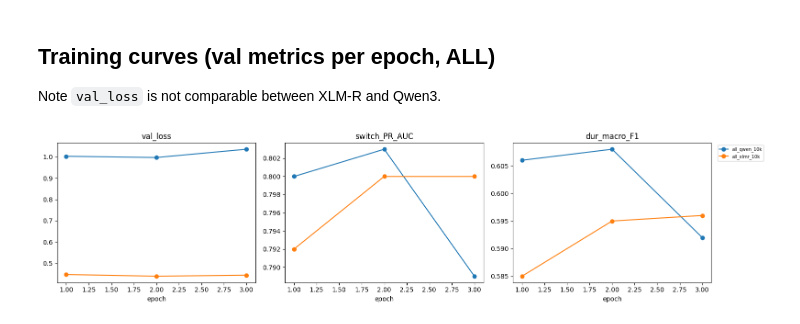
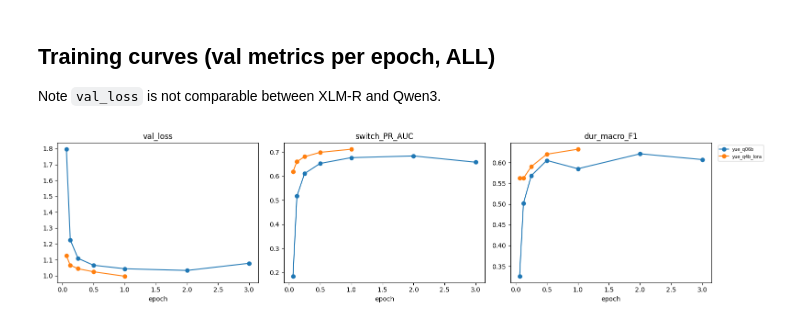
Before and after one commit to wanderingcorn/codeswitch, a Jupyter notebook: compare.ipynb, the cells around one changed output. Drawn from its saved outputs; the diff is of its cells as text; code cells hidden in the pictures.

Commit message:
QWEN3-4B + LoRA; GRAD_CKPT switch; More eval checkpoints.

```diff
--- a/compare.ipynb
+++ b/compare.ipynb
@@ -65,14 +65,20 @@ for metric in ["switch_PR_AUC", "dur_macro_F1", "joint_acc"]:
 Note `val_loss` is not comparable between XLM-R and Qwen3.
 # %%
 fig, ax = plt.subplots(1, 3, figsize=(16, 4))
+def unpack(h):
+    # New: {"step","epoch","res"}; Old: one res dict/epoch
+    if h and "res" in h[0]:
+        return [e["epoch"] for e in h], [e["res"] for e in h]
+    return list(range(1, len(h) + 1)), h
+
 for name, h in hists.items():
-    ep = range(1, len(h)+1)
-    ax[0].plot(ep, [e["ALL"]["val_loss"] for e in h], marker="o", label=name)
-    ax[1].plot(ep, [e["ALL"]["switch_PR_AUC"] for e in h], marker="o", label=name)
-    ax[2].plot(ep, [e["ALL"]["dur_macro_F1"] for e in h], marker="o", label=name)
+    ep, rs = unpack(h)
+    ax[0].plot(ep, [r["ALL"]["val_loss"] for r in rs], marker="o", label=name)
+    ax[1].plot(ep, [r["ALL"]["switch_PR_AUC"] for r in rs], marker="o", label=name)
+    ax[2].plot(ep, [r["ALL"]["dur_macro_F1"] for r in rs], marker="o", label=name)
 for x, t in zip(ax, ["val_loss", "switch_PR_AUC", "dur_macro_F1"]):
     x.set_title(t); x.set_xlabel("epoch")
 ax[2].legend(fontsize=7, bbox_to_anchor=(1.02, 1), loc="upper left")
 plt.tight_layout()
 # %% [output]
-[figure, old version]
+[figure, new version]
```
Also changed, not shown: parts of 2 cells of this notebook, 17 other files.
